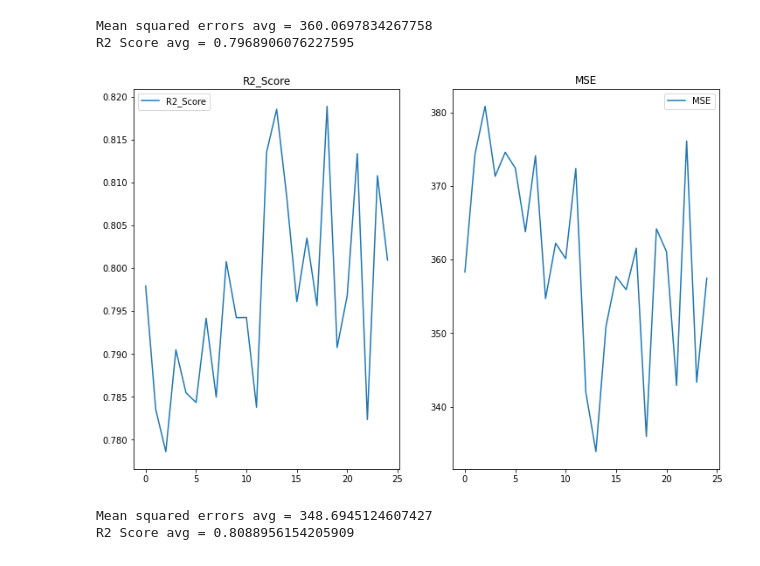
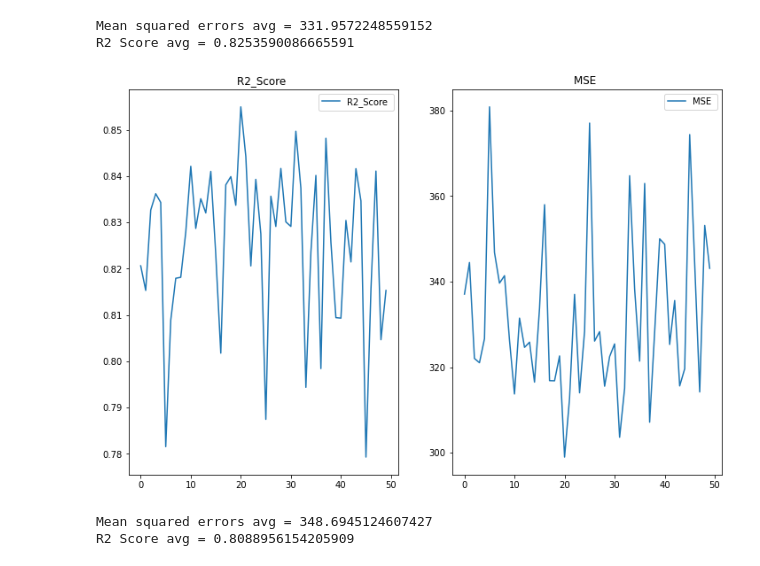
Before and after one commit to mohdos/rai_ds_ml, a Jupyter notebook: testNote.ipynb, the cells around one changed output. Saved outputs shown, nothing was run; the diff lists cells and outputs as text; code cells hidden in the pictures.

```diff
--- a/testNote.ipynb
+++ b/testNote.ipynb
@@ -166,9 +152,9 @@ print(np.median(ytest_list), np.median(y_pred))
 # %%
-plot_metrics(df, xcolumns=['Latitude', 'Longitude', 'BVHH', 'CompletionDate', 'State', 'LateralLengthInMiles'], ycolumn='proppantPerFoot', encoding_type=encodingTypes.categorization, normalized=False, test_size=0.2, runtimes=25)
+plot_metrics(df, xcolumns=['Latitude', 'Longitude', 'OperatorAlias', 'formationAlias', 'CompletionDate', 'SpudDate'], ycolumn='proppantPerFoot', encoding_type=encodingTypes.categorization, normalized=True, test_size=0.15, runtimes=50)
 # %% [output]
-Mean squared errors avg = 360.0697834267758
-R2 Score avg = 0.7968906076227595
+Mean squared errors avg = 331.9572248559152
+R2 Score avg = 0.8253590086665591
-[figure, old version]
+[figure, new version]
 # %%
 
 plot_metrics(df, xcolumns=['Latitude', 'Longitude', 'formationAlias', 'BVHH', 'CompletionDate', 'State', 'LateralLengthInMiles'], ycolumn='proppantPerFoot', encoding_type=encodingTypes.categorization, normalized=False, test_size=0.2, runtimes=50)
```
Also changed, not shown: parts of 13 cells of this notebook, 3 other files.
